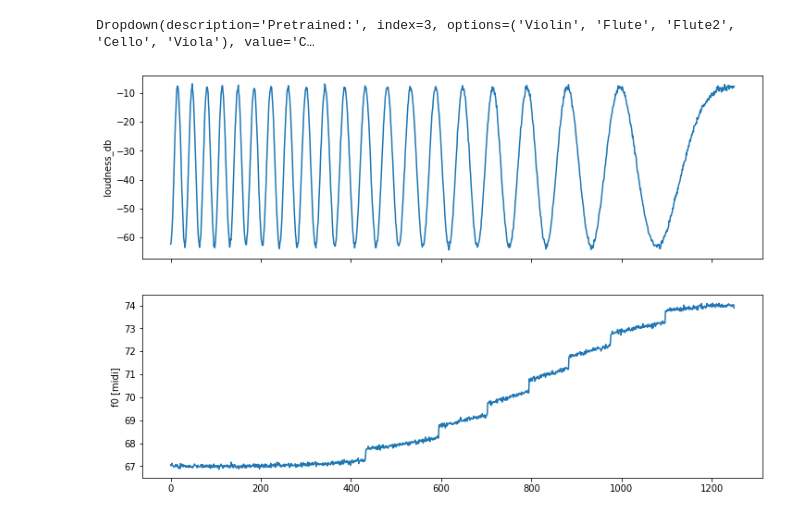
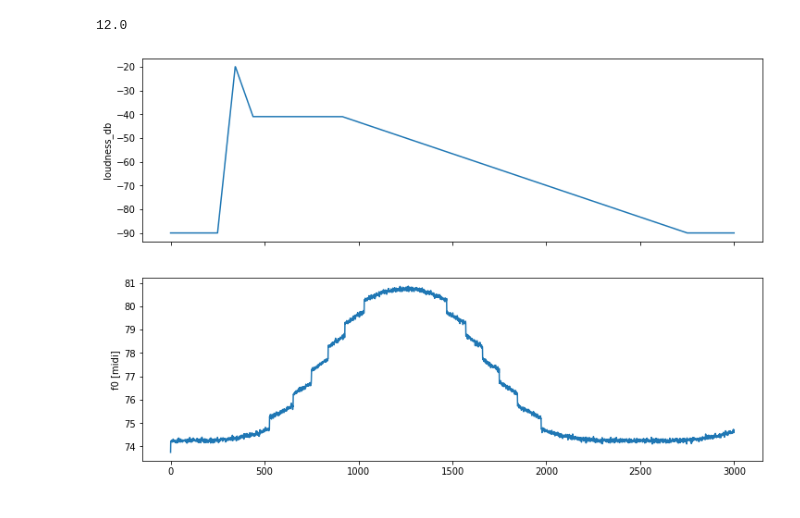
Before and after one commit to kureta/film, a Jupyter notebook: film.ipynb, the cells around one changed output. Cells and saved outputs as stored; diff of their text form; code cells hidden in the pictures.

```diff
--- a/film.ipynb
+++ b/film.ipynb
@@ -17,3 +15,7 @@ sample_rate = 16000
+# %%
+sample_rate = 16000
+hop_size = 64
+step_dur = hop_size / sample_rate
 # %%
 def specplot(audio,
              vmin=-5,
@@ -138,10 +137,0 @@ _ = model(af, training=False)
-# %%
-pretrained = widgets.Dropdown(
-    options=['Violin', 'Flute', 'Flute2', 'Cello', 'Viola'],
-    value='Cello',
-    description='Pretrained:',
-    disabled=False,
-)
-display(pretrained)
-# %% [output]
-Dropdown(description='Pretrained:', index=3, options=('Violin', 'Flute', 'Flute2', 'Cello', 'Viola'), value='C…
@@ -148,38 +168,45 @@ Dropdown(description='Pretrained:', index=3, options=('Violin', 'Flute', 'Flute2
+# %%
+def silence(duration=0.5):
+    return np.zeros(int(duration / step_dur))
+# %%
+def rescale(xs, min_val, max_val):
+    return xs * (max_val - min_val) + min_val
 # %%
-step_dur = 64/16000
-duration = 5.0
-n_steps = int(duration / step_dur)
+loudness = adsr(0.2, 0.2, 1., 0.5, 10., 1., 0.7)
+preroll = silence(1.)
+postroll = silence(1.)
+loudness = np.concatenate([preroll, loudness, postroll])
+loudness = rescale(loudness, -90, -20)
+
+
+n_steps = len(loudness)
+duration = n_steps * step_dur
+print(duration)
+
 t = np.linspace(0, duration, n_steps)
 
-pitch = oscillate(t, 0.05, 67, 7, 0, 4)
-pitch = auto_tune(pitch, 1.0, np.ones_like(pitch, dtype='bool'), amount=.5, chromatic=True)
+pitch = oscillate(t, 0.05, 74, 7, 0, 4)
+pitch = auto_tune(pitch, 0.5, np.ones_like(pitch, dtype='bool')*0.5, amount=.5, chromatic=True)
 pitch += np.random.randn(n_steps) * 0.05
-
-loudness = oscillate(4*t - 0.39 * t**2, 1, -55, 55, 0, 2)
-# loudness = oscillate(-5 * np.cos(2 * np.pi * t / 5) / (2 * np.pi), 1, -50, 50, 0, 2)
-# loudness += -2 - 38 * np.linspace(0, 1, n_steps)
-# loudness[loudness.argmin():] = loudness.min()
-# loudness[len(loudness) // 2-40:] = loudness[len(loudness) // 2 - 40]
-loudness += np.random.randn(n_steps) * 0.5
-loudness -= 8.
 
 af = {
     'f0_hz': librosa.midi_to_hz(pitch),
     'loudness_db': loudness
 }
 
 # Plot
 fig, ax = plt.subplots(nrows=2,
                        ncols=1,
                        sharex=True,
                        figsize=(12, 8))
 
 ax[0].plot(af['loudness_db'])
 ax[0].set_ylabel('loudness_db')
 
 ax[1].plot(librosa.hz_to_midi(af['f0_hz']))
 ax[1].set_ylabel('f0 [midi]')
 pass
 # %% [output]
+12.0
-[figure, old version]
+[figure, new version]
 # %%
```
Also changed, not shown: parts of 7 cells of this notebook, 1 other file.
